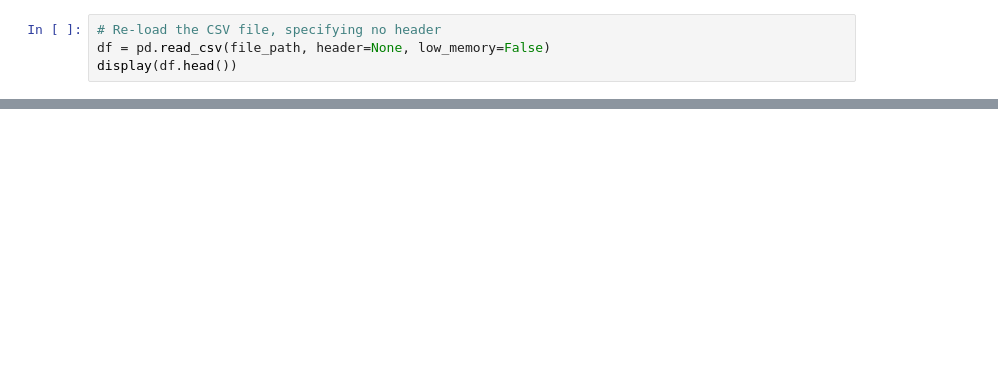
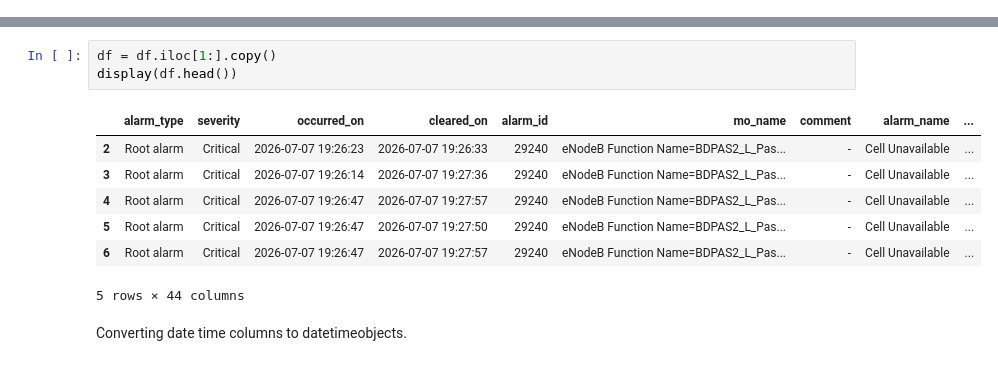
Before and after one commit to anudaindu/Mobitel_Alarm_Fault_Prediction, a Jupyter notebook: notebooks/02_Data_Preprocessing.ipynb, the cells around one changed output, grey strips where cells are left out. Drawn from its saved outputs; the diff is of its cells as text; blank space fills up the shorter version.

```diff
--- a/notebooks/02_Data_Preprocessing.ipynb
+++ b/notebooks/02_Data_Preprocessing.ipynb
@@ -21,4 +19,0 @@ Warning: Total number of columns (205) exceeds max_columns (20) limiting to firs
-# %%
-# Re-load the CSV file, specifying no header
-df = pd.read_csv(file_path, header=None, low_memory=False)
-display(df.head())
@@ -24,0 +78,13 @@ display(df.head())
+# %%
+df = df.iloc[1:].copy()
+display(df.head())
+# %% [output]
+|  | alarm_type | severity | occurred_on | cleared_on | alarm_id | mo_name | comment | alarm_name | ... |
+| 2 | Root alarm | Critical | 2026-07-07 19:26:23 | 2026-07-07 19:26:33 | 29240 | eNodeB Function Name=BDPAS2_L_Pas... | - | Cell Unavailable | ... |
+| 3 | Root alarm | Critical | 2026-07-07 19:26:14 | 2026-07-07 19:27:36 | 29240 | eNodeB Function Name=BDPAS2_L_Pas... | - | Cell Unavailable | ... |
+| 4 | Root alarm | Critical | 2026-07-07 19:26:47 | 2026-07-07 19:27:57 | 29240 | eNodeB Function Name=BDPAS2_L_Pas... | - | Cell Unavailable | ... |
+| 5 | Root alarm | Critical | 2026-07-07 19:26:47 | 2026-07-07 19:27:50 | 29240 | eNodeB Function Name=BDPAS2_L_Pas... | - | Cell Unavailable | ... |
+| 6 | Root alarm | Critical | 2026-07-07 19:26:47 | 2026-07-07 19:27:57 | 29240 | eNodeB Function Name=BDPAS2_L_Pas... | - | Cell Unavailable | ... |
+5 rows × 44 columns
+# %% [markdown]
+Converting date time columns to datetimeobjects.
```
Also changed, not shown: parts of 16 cells of this notebook.
